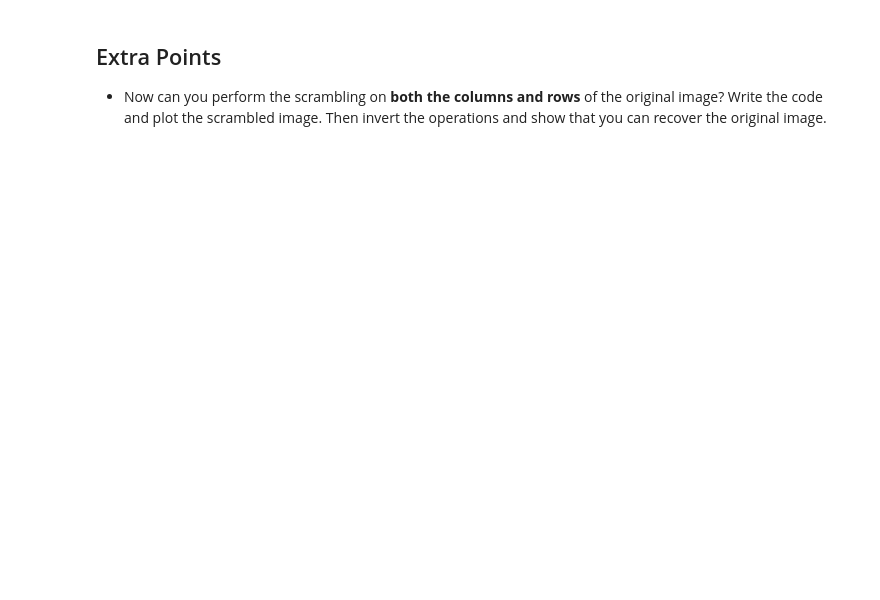
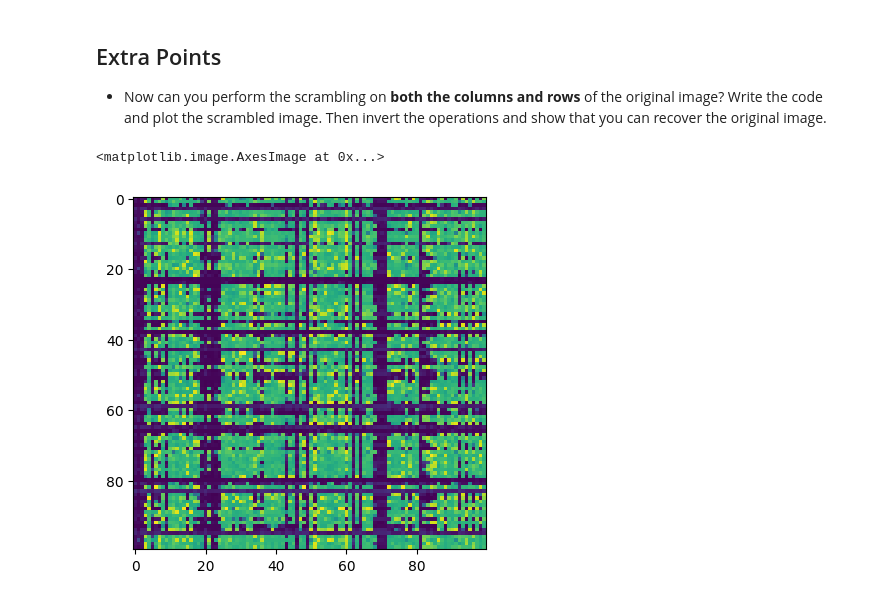
Before and after one commit to Toshou/Fall-23-APML-Public, a Jupyter notebook: Assignements/HW1/HW1.ipynb, the cells around one changed output. Saved outputs shown, nothing was run; the diff lists cells and outputs as text; code cells hidden in the pictures; blank space fills up the shorter version.

```diff
--- a/Assignements/HW1/HW1.ipynb
+++ b/Assignements/HW1/HW1.ipynb
@@ -181,3 +217,30 @@ plt.imshow(transformed_image)
 ## Extra Points
 
 * Now can you perform the scrambling on __both the columns and rows__ of the original image?  Write the code and plot the scrambled image. Then invert the operations and show that you can recover the original image.
+# %%
+import numpy as np
+import matplotlib.pyplot as plt
+
+num_rows, num_cols = img_average_channel.shape
+
+row_identity_matrix = np.eye(num_rows)
+col_identity_matrix = np.eye(num_cols)
+
+row_indices = np.arange(num_rows)
+col_indices = np.arange(num_cols)
+
+np.random.shuffle(row_indices)
+np.random.shuffle(col_indices)
+
+T_row = row_identity_matrix[row_indices]
+T_col = col_identity_matrix[:, col_indices]
+
+scrambled_image = np.dot(T_row , img_average_channel )
+scrambled_image = np.dot(scrambled_image , T_col)
+
+plt.figure(figsize=(10, 5))
+plt.subplot(1, 2, 1)
+plt.imshow(scrambled_image)
+# %% [output]
+<matplotlib.image.AxesImage at 0x...>
+[figure, added]
```
Also changed, not shown: parts of 14 cells of this notebook.
